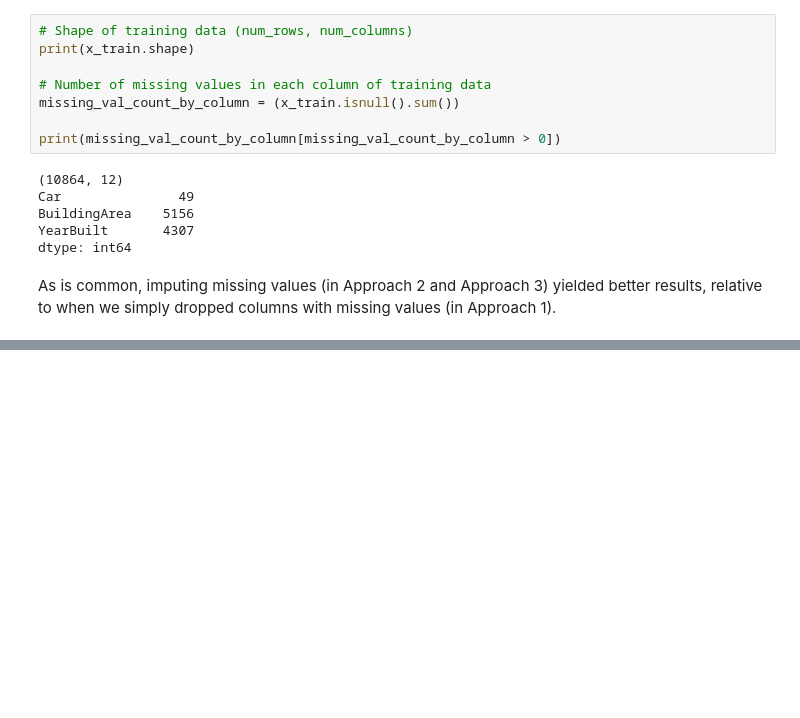
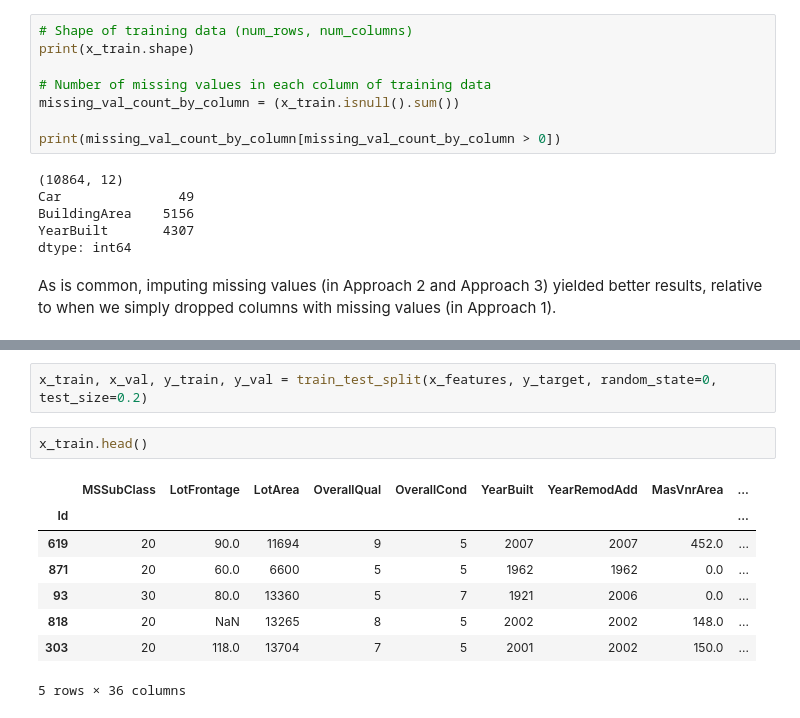
Before and after one commit to AnneLivia/ArtificialIntelligence, a Jupyter notebook: Machine Learning/ML With Python/Scikit-Learn/KaggleCourseMLIntermediate/Introduction and Missing Values.ipynb, the cells around one changed output, grey strips where cells are left out. Saved outputs shown, nothing was run; the diff lists cells and outputs as text; blank space fills up the shorter version.

```diff
--- a/Machine Learning/ML With Python/Scikit-Learn/KaggleCourseMLIntermediate/Introduction and Missing Values.ipynb
+++ b/Machine Learning/ML With Python/Scikit-Learn/KaggleCourseMLIntermediate/Introduction and Missing Values.ipynb
@@ -326,0 +510,13 @@ As is common, imputing missing values (in Approach 2 and Approach 3) yielded bet
+# %%
+x_train, x_val, y_train, y_val = train_test_split(x_features, y_target, random_state=0, test_size=0.2)
+# %%
+x_train.head()
+# %% [output]
+|  | MSSubClass | LotFrontage | LotArea | OverallQual | OverallCond | YearBuilt | YearRemodAdd | MasVnrArea | ... |
+| Id |  |  |  |  |  |  |  |  | ... |
+| 619 | 20 | 90.0 | 11694 | 9 | 5 | 2007 | 2007 | 452.0 | ... |
+| 871 | 20 | 60.0 | 6600 | 5 | 5 | 1962 | 1962 | 0.0 | ... |
+| 93 | 30 | 80.0 | 13360 | 5 | 7 | 1921 | 2006 | 0.0 | ... |
+| 818 | 20 | NaN | 13265 | 8 | 5 | 2002 | 2002 | 148.0 | ... |
+| 303 | 20 | 118.0 | 13704 | 7 | 5 | 2001 | 2002 | 150.0 | ... |
+5 rows × 36 columns
```
Also changed, not shown: parts of 58 cells of this notebook, 1 other file.
